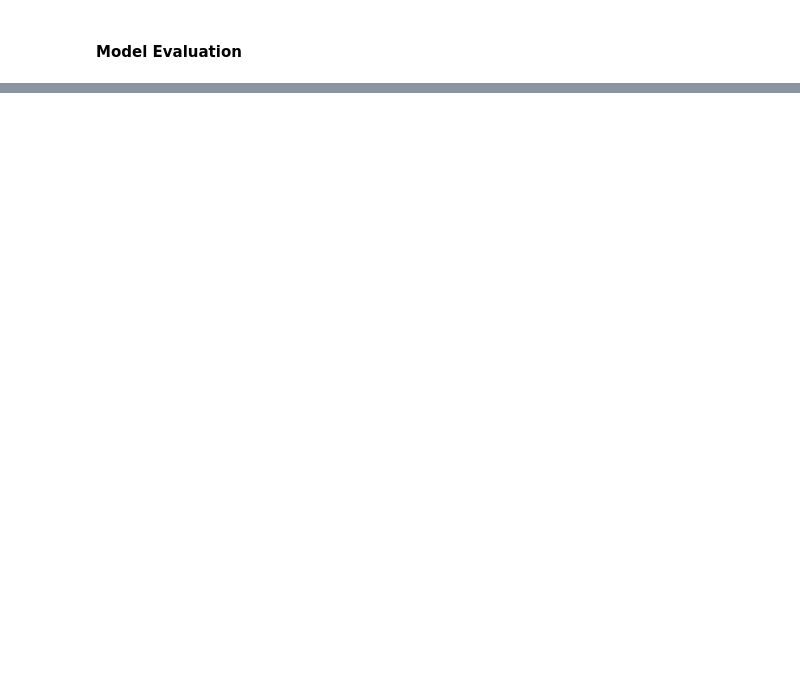
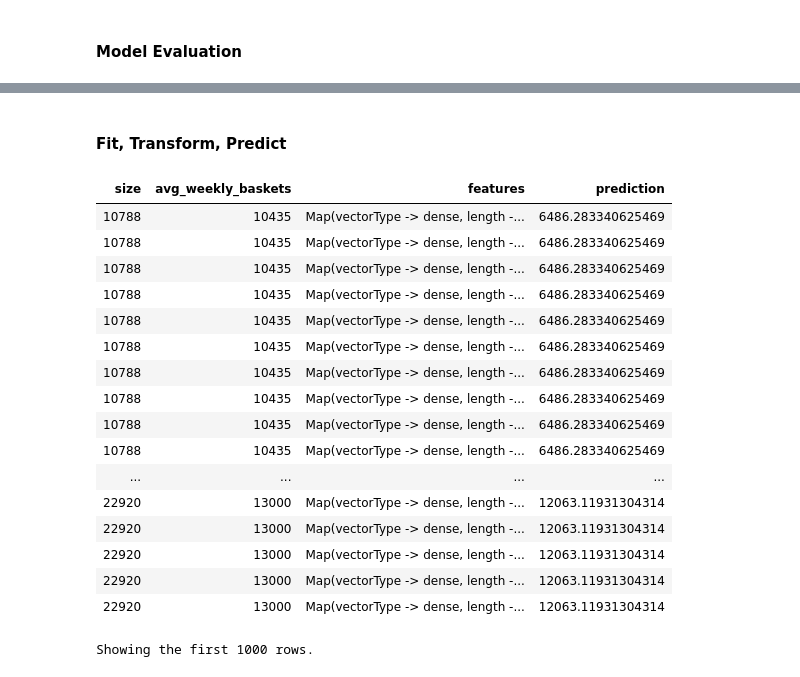
Before and after one commit to Extrieve/BigDataProject, a Jupyter notebook: scripts/snack_chain_master.ipynb, the cells around one changed output, grey strips where cells are left out. Cells and saved outputs as stored; diff of their text form; code cells hidden in the pictures; blank space fills up the shorter version.

```diff
--- a/scripts/snack_chain_master.ipynb
+++ b/scripts/snack_chain_master.ipynb
@@ -856,0 +960,51 @@ P-Values
+# %%
+# Create a 70-30 train test split
+
+train_data,test_data=data.randomSplit([0.7,0.3])
+# %%
+# Vector assembler is used to create a vector of input features
+assembler = VectorAssembler(inputCols=['size'],
+                            outputCol="features")
+
+# Pipeline is used to pass the data through indexer and assembler simultaneously. Also, it helps to pre-rocess the test data
+# in the same way as that of the train data
+pipe = Pipeline(stages=[assembler])
+# %% [markdown]
+#### Fit, Transform, Predict
+# %%
+# Fit and Transform
+fitted_pipe=pipe.fit(train_data)
+
+train_data=fitted_pipe.transform(train_data)
+# %%
+# Create an object for the Linear Regression model
+lr_model = LinearRegression(labelCol='avg_weekly_baskets')
+
+# Fit the model on the train data
+fit_model = lr_model.fit(train_data.select(['features','avg_weekly_baskets']))
+# %%
+# Transform the test data using the model to predict the duration
+test_data=fitted_pipe.transform(test_data)
+
+# Store the results in a dataframe
+results = fit_model.transform(test_data)
+display(results)
+# %% [output]
+| size | avg_weekly_baskets | features | prediction |
+| 10788 | 10435 | Map(vectorType -> dense, length -... | 6486.283340625469 |
+| 10788 | 10435 | Map(vectorType -> dense, length -... | 6486.283340625469 |
+| 10788 | 10435 | Map(vectorType -> dense, length -... | 6486.283340625469 |
+| 10788 | 10435 | Map(vectorType -> dense, length -... | 6486.283340625469 |
+| 10788 | 10435 | Map(vectorType -> dense, length -... | 6486.283340625469 |
+| 10788 | 10435 | Map(vectorType -> dense, length -... | 6486.283340625469 |
+| 10788 | 10435 | Map(vectorType -> dense, length -... | 6486.283340625469 |
+| 10788 | 10435 | Map(vectorType -> dense, length -... | 6486.283340625469 |
+| 10788 | 10435 | Map(vectorType -> dense, length -... | 6486.283340625469 |
+| 10788 | 10435 | Map(vectorType -> dense, length -... | 6486.283340625469 |
+| ... | ... | ... | ... |
+| 22920 | 13000 | Map(vectorType -> dense, length -... | 12063.11931304314 |
+| 22920 | 13000 | Map(vectorType -> dense, length -... | 12063.11931304314 |
+| 22920 | 13000 | Map(vectorType -> dense, length -... | 12063.11931304314 |
+| 22920 | 13000 | Map(vectorType -> dense, length -... | 12063.11931304314 |
+| 22920 | 13000 | Map(vectorType -> dense, length -... | 12063.11931304314 |
+Showing the first 1000 rows.
```
Also changed, not shown: parts of 43 cells of this notebook, 1 other file.
